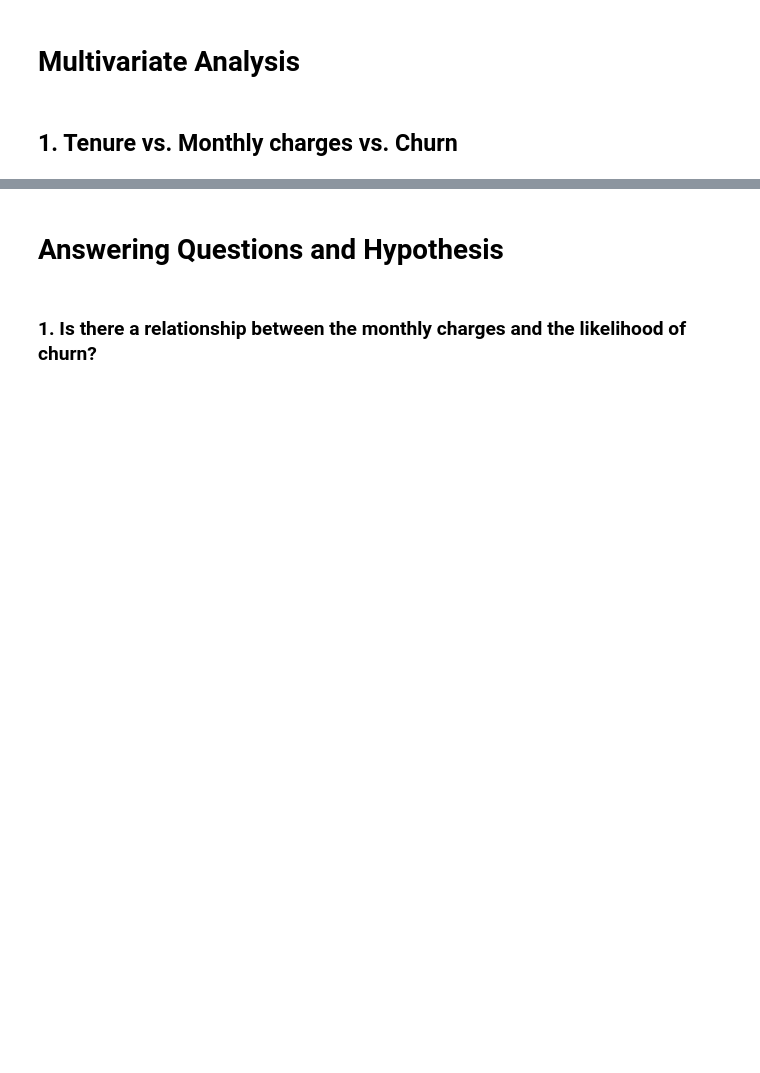
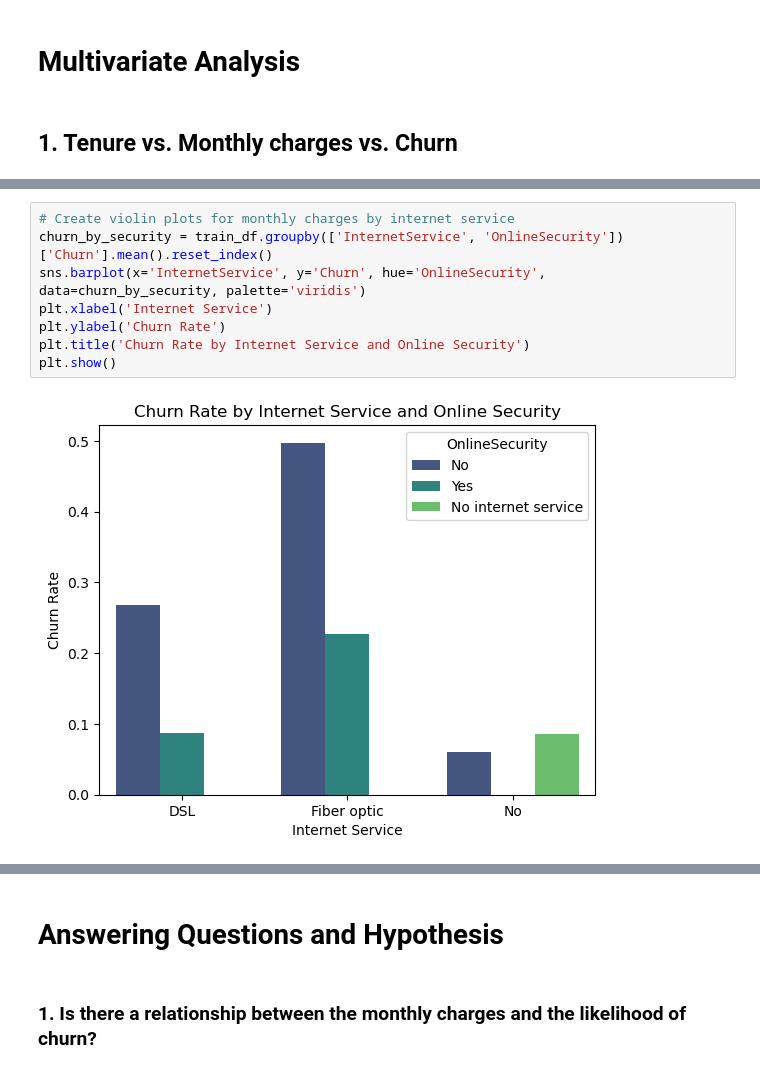
Before and after one commit to rasmodev/Customer-Churn-Prediction-Machine-Learning-Classification-Project, a Jupyter notebook: Classification_Telco_customer_churn.ipynb, the cells around one changed output, grey strips where cells are left out. Saved outputs shown, nothing was run; the diff lists cells and outputs as text; blank space fills up the shorter version.

```diff
--- a/Classification_Telco_customer_churn.ipynb
+++ b/Classification_Telco_customer_churn.ipynb
@@ -849,0 +901,10 @@ sns.heatmap(train_df.corr(), annot= True)
+# %%
+# Create violin plots for monthly charges by internet service
+churn_by_security = train_df.groupby(['InternetService', 'OnlineSecurity'])['Churn'].mean().reset_index()
+sns.barplot(x='InternetService', y='Churn', hue='OnlineSecurity', data=churn_by_security, palette='viridis')
+plt.xlabel('Internet Service')
+plt.ylabel('Churn Rate')
+plt.title('Churn Rate by Internet Service and Online Security')
+plt.show()
+# %% [output]
+[figure, added]
```
Also changed, not shown: parts of 32 cells of this notebook.
